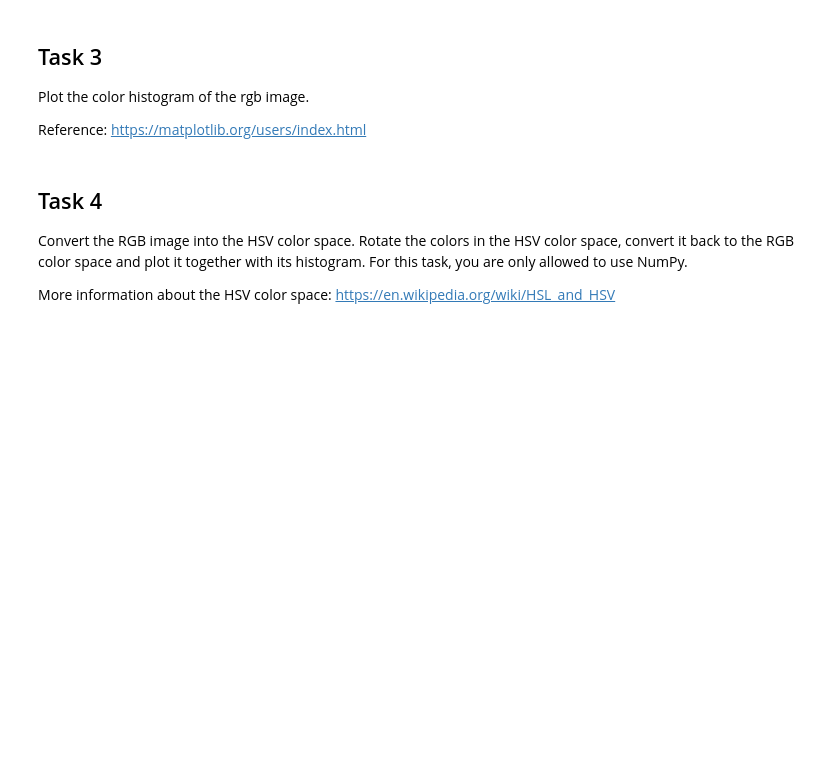
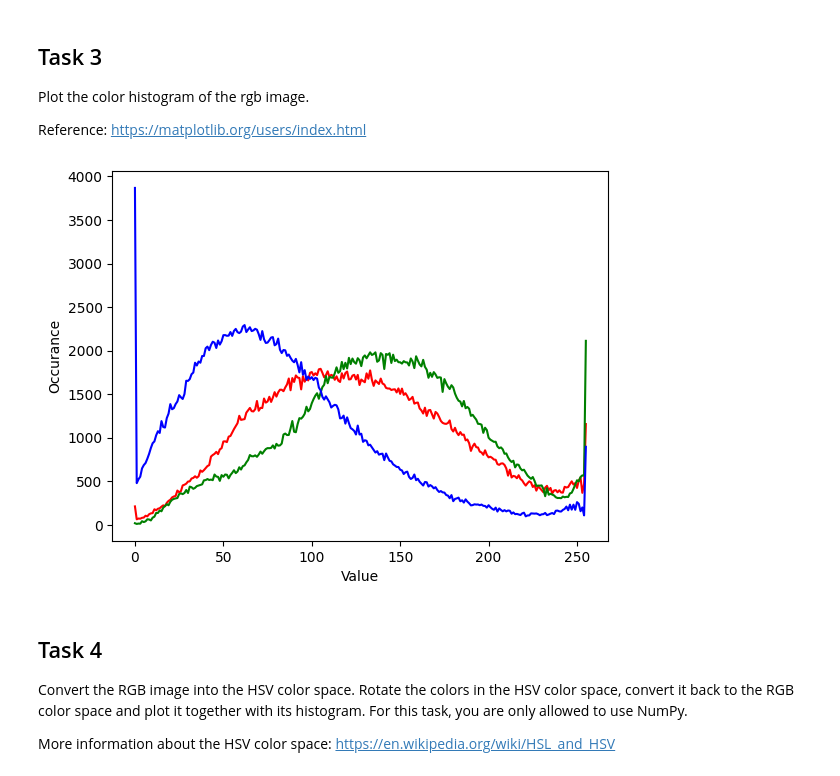
Before and after one commit to cfyoc/3dcv-students, a Jupyter notebook: 1.0-tl-scientific-python.ipynb, the cells around one changed output. Saved outputs shown, nothing was run; the diff lists cells and outputs as text; code cells hidden in the pictures; blank space fills up the shorter version.

```diff
--- a/1.0-tl-scientific-python.ipynb
+++ b/1.0-tl-scientific-python.ipynb
@@ -180,16 +180,32 @@ Reference: https://matplotlib.org/users/index.html
 # %%
 def plot_color_histogram(image):
     '''
     Plot the histogram of each color channel into a single plot.
     Take a look at the scikit-image submodule skimage.exposure
 
     image -- RGB image
     '''
     # TODO: implement this function
+    fig, ax = plt.subplots()
+    ax.set_xlabel('Value')
+    ax.set_ylabel('Occurance')
+
+    redImage=image[:,:,0]
+    greenImage=image[:,:,1]
+    blueImage=image[:,:,2]
+
+    exp, RGBexposure = skimage.exposure.histogram(redImage)
+    ax.plot(RGBexposure, exp, color='red')
+    exp, RGBexposure = skimage.exposure.histogram(greenImage)
+    ax.plot(RGBexposure, exp, color='green')
+    exp, RGBexposure = skimage.exposure.histogram(blueImage)
+    ax.plot(RGBexposure, exp, color='blue')
 
     pass
 
 plot_color_histogram(image)
+# %% [output]
+[figure, added]
 # %% [markdown]
 ## Task 4
 
```
